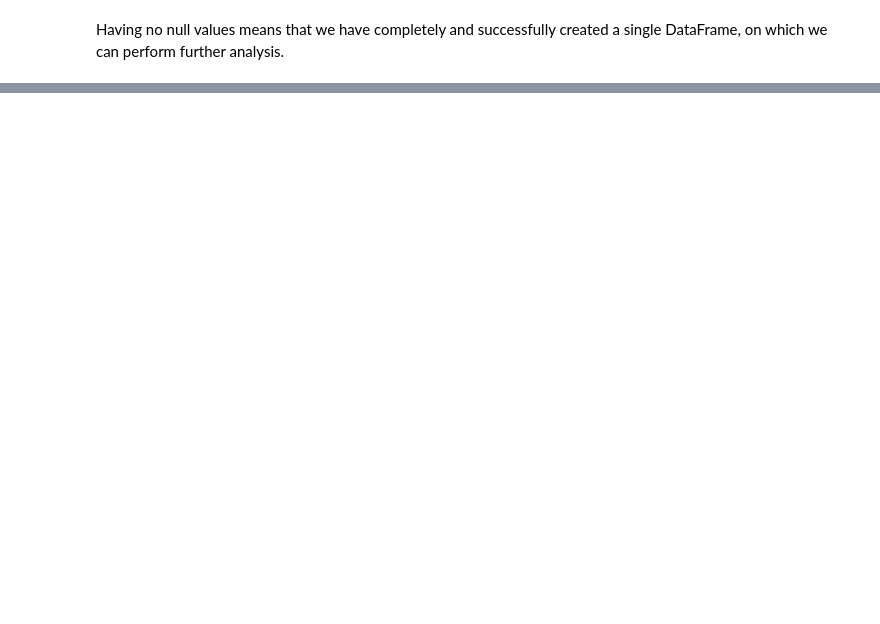
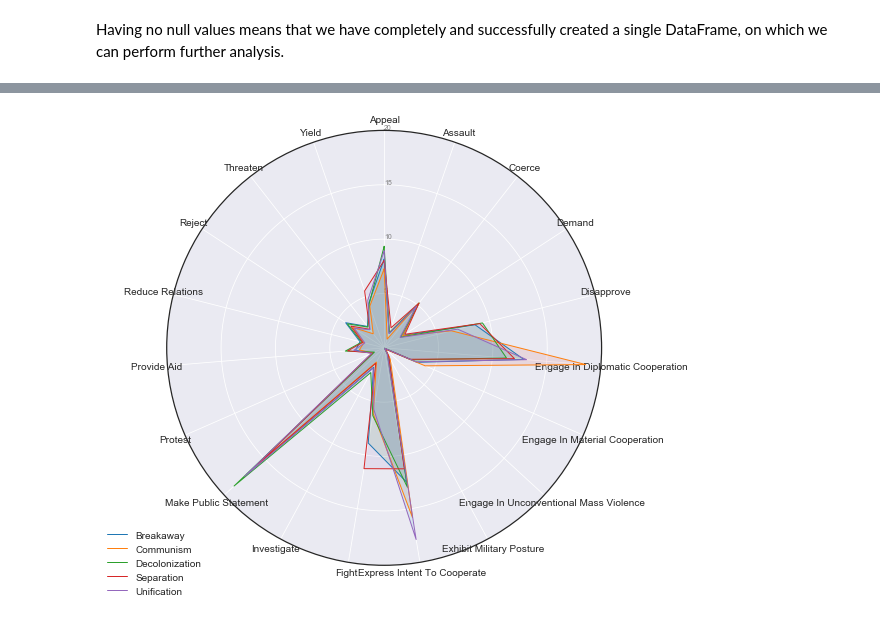
Before and after one commit to stojadin2701/ADA2017, a Jupyter notebook: Project/Project_notebook.ipynb, the cells around one changed output, grey strips where cells are left out. Drawn from its saved outputs; the diff is of its cells as text; code cells hidden in the pictures; blank space fills up the shorter version.

```diff
--- a/Project/Project_notebook.ipynb
+++ b/Project/Project_notebook.ipynb
@@ -717,0 +914,38 @@ merged_countries_original = merged_countries.copy()
+# %%
+def draw_radar(df, fig_name):
+    df = df.reset_index()
+    df.drop(['Total Events'],axis = 1, inplace = True)
+    plt.rcParams['figure.figsize'] = [16, 8]
+    # Number of variables
+    categories=list(df)[1:]
+    N = len(categories)
+
+    # Define angle of each axis in the plot - divide the plot by number of variables
+    angles = [n / float(N) * 2 * pi for n in range(N)]
+    angles += angles[:1]
+    ax = plt.subplot(111, polar=True)
+
+    # First axis on top
+    ax.set_theta_offset(pi / 2)
+    ax.set_theta_direction(-1)
+
+    # Draw one axis per variable and add labels
+    plt.xticks(angles[:-1], categories)
+
+    # Draw ylabels
+    ax.set_rlabel_position(0)
+    plt.yticks([5, 10, 15, 20], ["5", "10", "15", "20"], color="grey", size=7)
+    plt.ylim(0,20)
+
+    # Add plots
+    colors = ['tab:green', 'tab:red', 'tab:blue', 'tab:purple', 'tab:cyan']
+
+    for index, row in df.iterrows():
+        values = row.drop('Type').values.flatten().tolist()
+        values += values[:1]
+        ax.plot(angles, values, linewidth=1, linestyle='solid', label = row['Type'])
+        ax.fill(angles, values, colors[index], alpha=0.1)
+
+    # Add legend
+    plt.legend(loc='upper right', bbox_to_anchor=(0.1, 0.1))
+    plt.savefig(fig_name + '.png')# save the figure to file
@@ -717,0 +962,9 @@ merged_countries_original = merged_countries.copy()
+# %%
+merged_countries_by_type_pivoted_woc = merged_countries_by_type.pivot_table(index = 'Type', columns='EventRootCode',
+                                                                values = 'EventCount', aggfunc = 'sum',
+                                                               fill_value = 0)
+merged_countries_by_type_pivoted_woc.drop(['Consult'], axis = 1, inplace = True)
+merged_countries_by_type_pivoted_woc = transform(merged_countries_by_type_pivoted_woc)
+draw_radar(merged_countries_by_type_pivoted_woc, 'radar_second')
+# %% [output]
+[figure, added]
```
Also changed, not shown: parts of 99 cells of this notebook.
